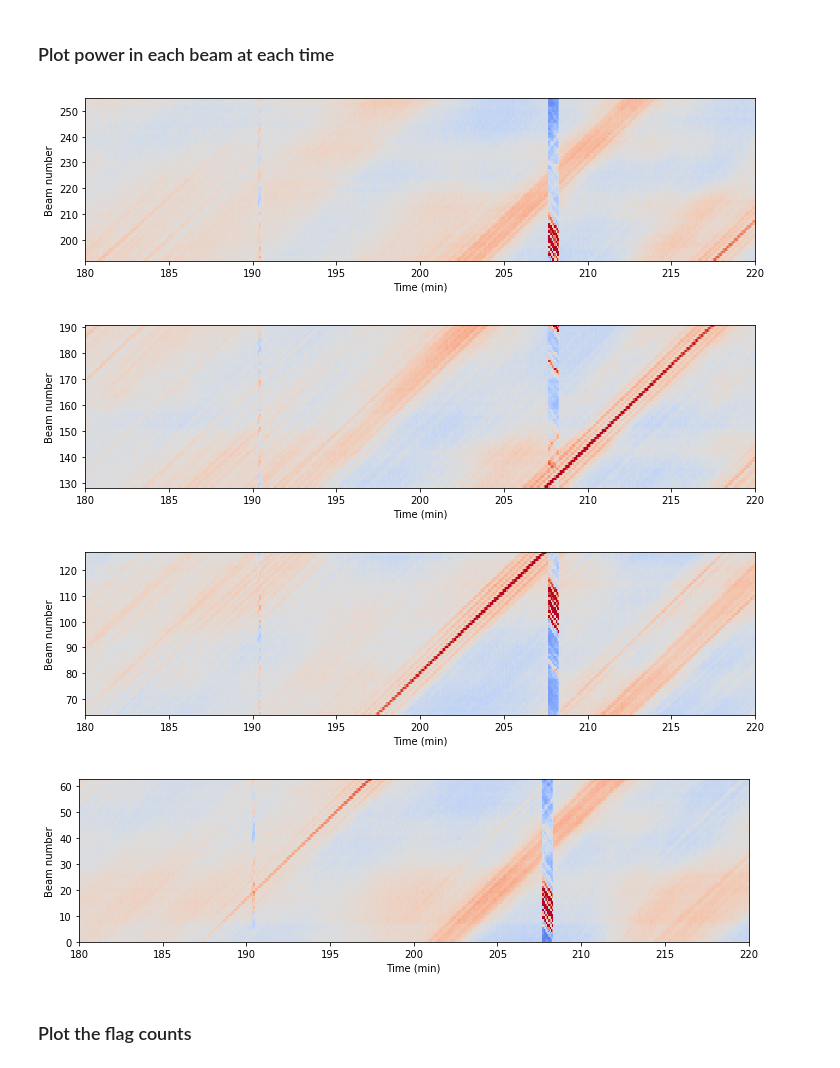
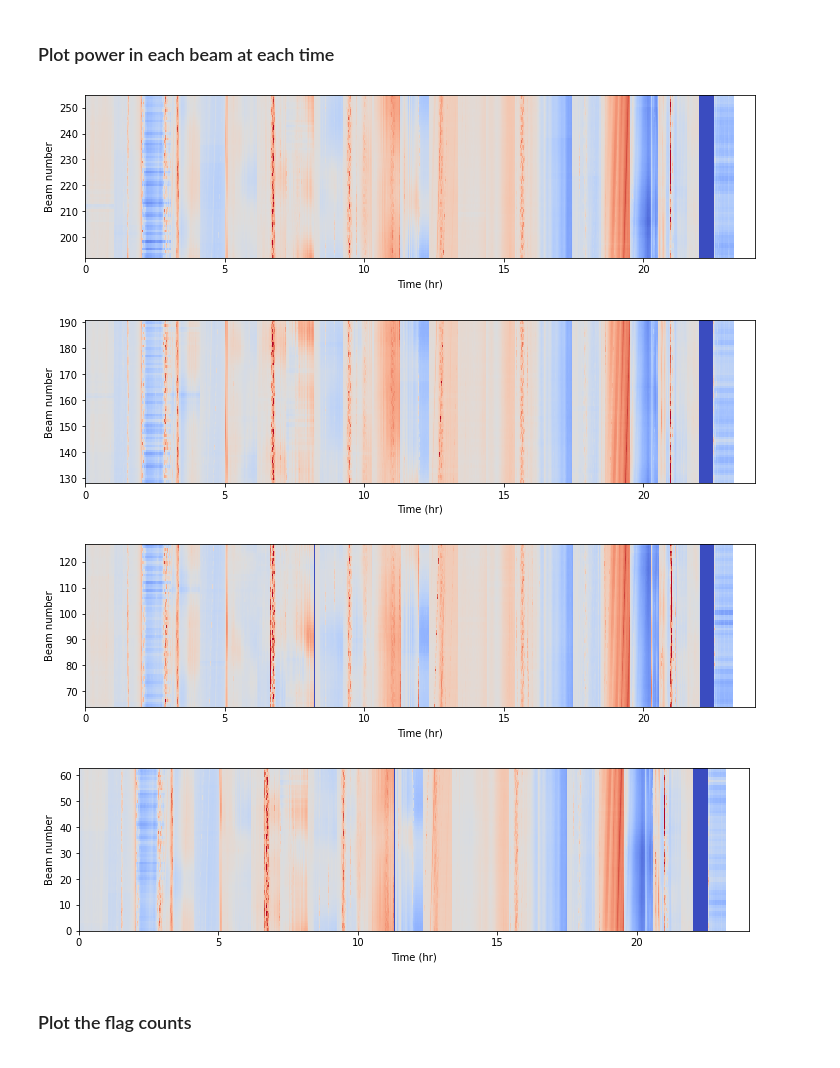
Before and after one commit to dsa110/dsa-notebooks, a Jupyter notebook: beams_template.ipynb, the cells around one changed output. Drawn from its saved outputs; the diff is of its cells as text; code cells hidden in the pictures.

```diff
--- a/beams_template.ipynb
+++ b/beams_template.ipynb
@@ -1,3 +1,3 @@
 # %%
-import numpy as np, matplotlib.pyplot as plt
-dir = '21dec20' # enter date string of dataset
+import numpy as np, matplotlib.pyplot as plt, os
+dir = '28feb21' # enter date string of dataset
@@ -47,40 +51,40 @@ for i in range(d1.shape[0]):
 ### Plot power in each beam at each time
 # %%
 x1 = 0. # enter start hr of plotting
-x2 = 24. # enter end hr of plotting
+x2 = 24.0 # enter end hr of plotting
 vmin = np.median(d3)-1.*np.std(d3) # min saturation - adjust as needed
 vmax = np.median(d3)+1.*np.std(d3) # max saturation - adjust as needed
 
 plt.figure(figsize=(12,3))
 plt.xlim(x1,x2)
 plt.imshow(d4.transpose(),vmin=vmin,vmax=vmax,origin='lower',interpolation='none',aspect='auto',cmap='coolwarm',extent=[0.,d4.shape[0]*4.294967296/3600.,192,255])
 plt.xlabel('Time (hr)')
 plt.ylabel('Beam number')
 
 plt.figure(figsize=(12,3))
 plt.xlim(x1,x2)
 plt.imshow(d3.transpose(),vmin=vmin,vmax=vmax,origin='lower',interpolation='none',aspect='auto',cmap='coolwarm',extent=[0.,d3.shape[0]*4.294967296/3600.,128,191])
 plt.xlabel('Time (hr)')
 plt.ylabel('Beam number')
 
 plt.figure(figsize=(12,3))
 plt.xlim(x1,x2)
 plt.imshow(d2.transpose(),vmin=vmin,vmax=vmax,origin='lower',interpolation='none',aspect='auto',cmap='coolwarm',extent=[0.,d2.shape[0]*4.294967296/3600.,64,127])
 plt.xlabel('Time (hr)')
 plt.ylabel('Beam number')
 
 plt.figure(figsize=(12,3))
 plt.xlim(x1,x2)
 plt.imshow(d1.transpose(),vmin=vmin,vmax=vmax,origin='lower',interpolation='none',aspect='auto',cmap='coolwarm',extent=[0.,d1.shape[0]*4.294967296/3600.,0,63])
 plt.xlabel('Time (hr)')
 plt.ylabel('Beam number')
 
 plt.show()
 # %% [output]
-[figure, old version]
+[figure, new version]
-[figure, old version]
+[figure, new version]
-[figure, old version]
+[figure, new version]
-[figure, old version]
+[figure, new version]
 # %% [markdown]
 ### Plot the flag counts
 # %%
```
Also changed, not shown: parts of 3 cells of this notebook, 5 other files.
